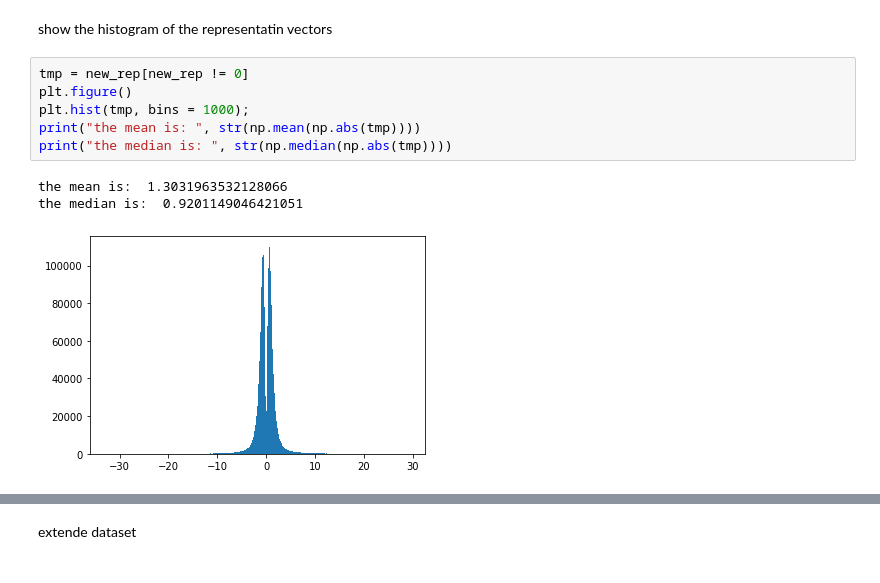
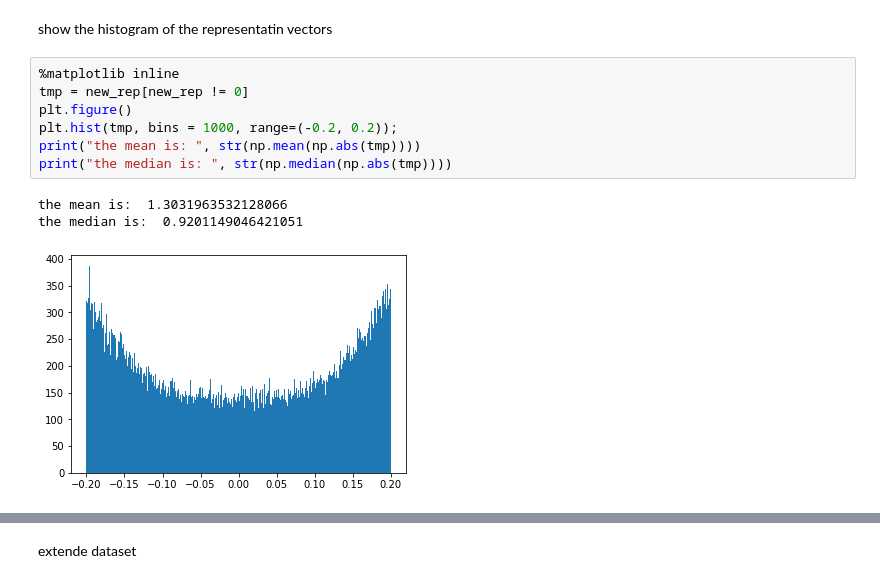
Before and after one commit to tsachiblau/sparseGANProject, a Jupyter notebook: GAN_2.ipynb, the cells around one changed output, grey strips where cells are left out. Cells and saved outputs as stored; diff of their text form.

```diff
--- a/GAN_2.ipynb
+++ b/GAN_2.ipynb
@@ -220,15 +259,16 @@ loaded new data
 # %% [markdown]
 show the histogram of the representatin vectors
 # %%
+%matplotlib inline
 tmp = new_rep[new_rep != 0]
 plt.figure()
-plt.hist(tmp, bins = 1000);
+plt.hist(tmp, bins = 1000, range=(-0.2, 0.2));
 print("the mean is: ", str(np.mean(np.abs(tmp))))
 print("the median is: ", str(np.median(np.abs(tmp))))
 # %% [output]
 the mean is:  1.3031963532128066
 the median is:  0.9201149046421051
-[figure, old version]
+[figure, new version]
 # %%
 #show new data
 random_num = np.random.randint(N)
```
Also changed, not shown: parts of 7 cells of this notebook.
